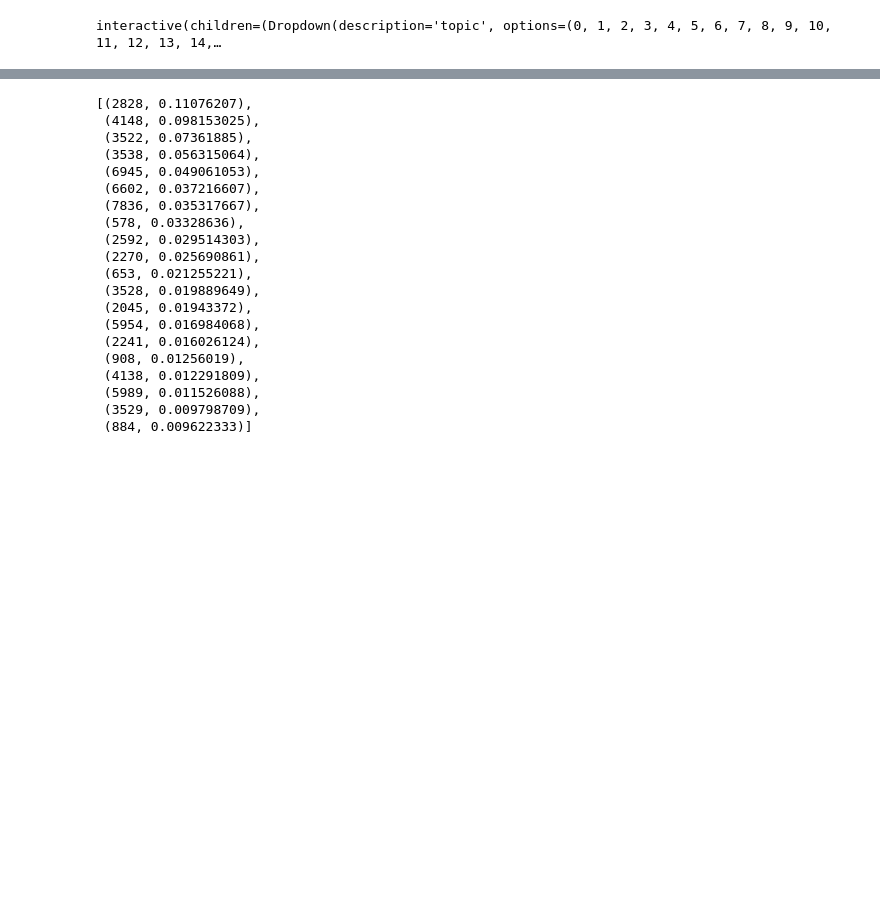
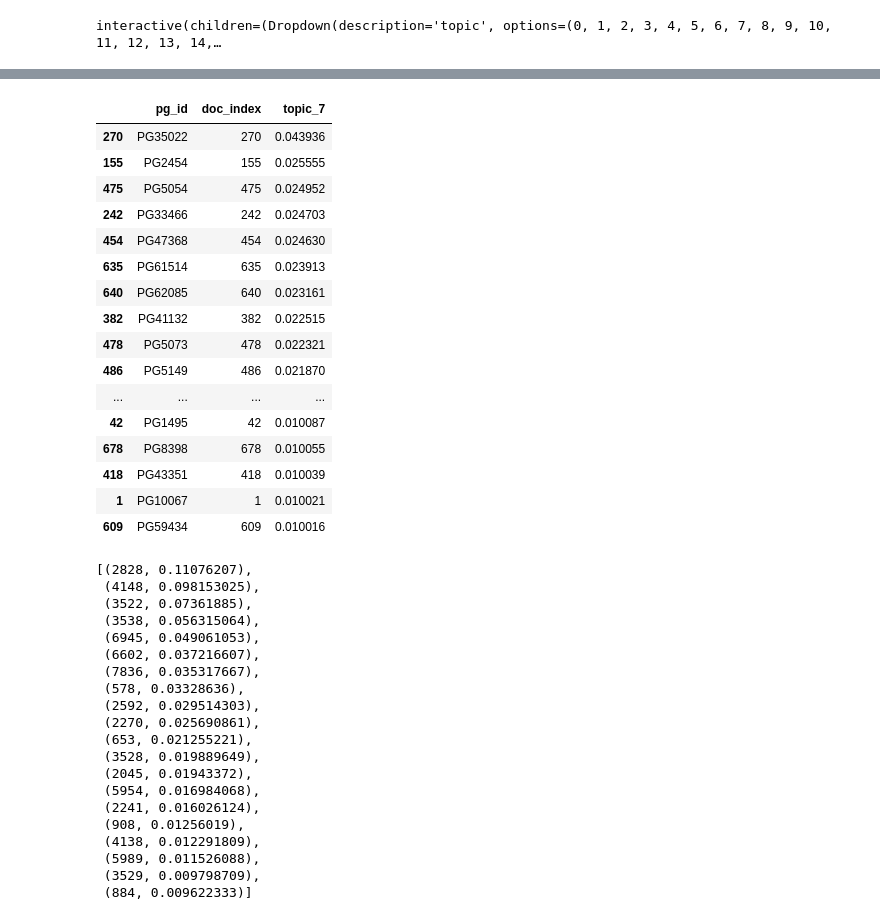
Before and after one commit to maggimckenzie/capstone_mm, a Jupyter notebook: notebooks/detective_and_mystery_lda_topic_demo.ipynb, the cells around one changed output, grey strips where cells are left out. Saved outputs shown, nothing was run; the diff lists cells and outputs as text; code cells hidden in the pictures; blank space fills up the shorter version.

```diff
--- a/notebooks/detective_and_mystery_lda_topic_demo.ipynb
+++ b/notebooks/detective_and_mystery_lda_topic_demo.ipynb
@@ -170,0 +202,20 @@ subjects.style.set_properties(subset=['title'], **{'width': '500px'})
+# %%
+topics_summary[topics_summary['topic_7']>.01][['pg_id','doc_index','topic_7']].sort_values('topic_7',ascending = False)
+# %% [output]
+|  | pg_id | doc_index | topic_7 |
+| 270 | PG35022 | 270 | 0.043936 |
+| 155 | PG2454 | 155 | 0.025555 |
+| 475 | PG5054 | 475 | 0.024952 |
+| 242 | PG33466 | 242 | 0.024703 |
+| 454 | PG47368 | 454 | 0.024630 |
+| 635 | PG61514 | 635 | 0.023913 |
+| 640 | PG62085 | 640 | 0.023161 |
+| 382 | PG41132 | 382 | 0.022515 |
+| 478 | PG5073 | 478 | 0.022321 |
+| 486 | PG5149 | 486 | 0.021870 |
+| ... | ... | ... | ... |
+| 42 | PG1495 | 42 | 0.010087 |
+| 678 | PG8398 | 678 | 0.010055 |
+| 418 | PG43351 | 418 | 0.010039 |
+| 1 | PG10067 | 1 | 0.010021 |
+| 609 | PG59434 | 609 | 0.010016 |
```
Also changed, not shown: parts of 26 cells of this notebook, 1 other file.
